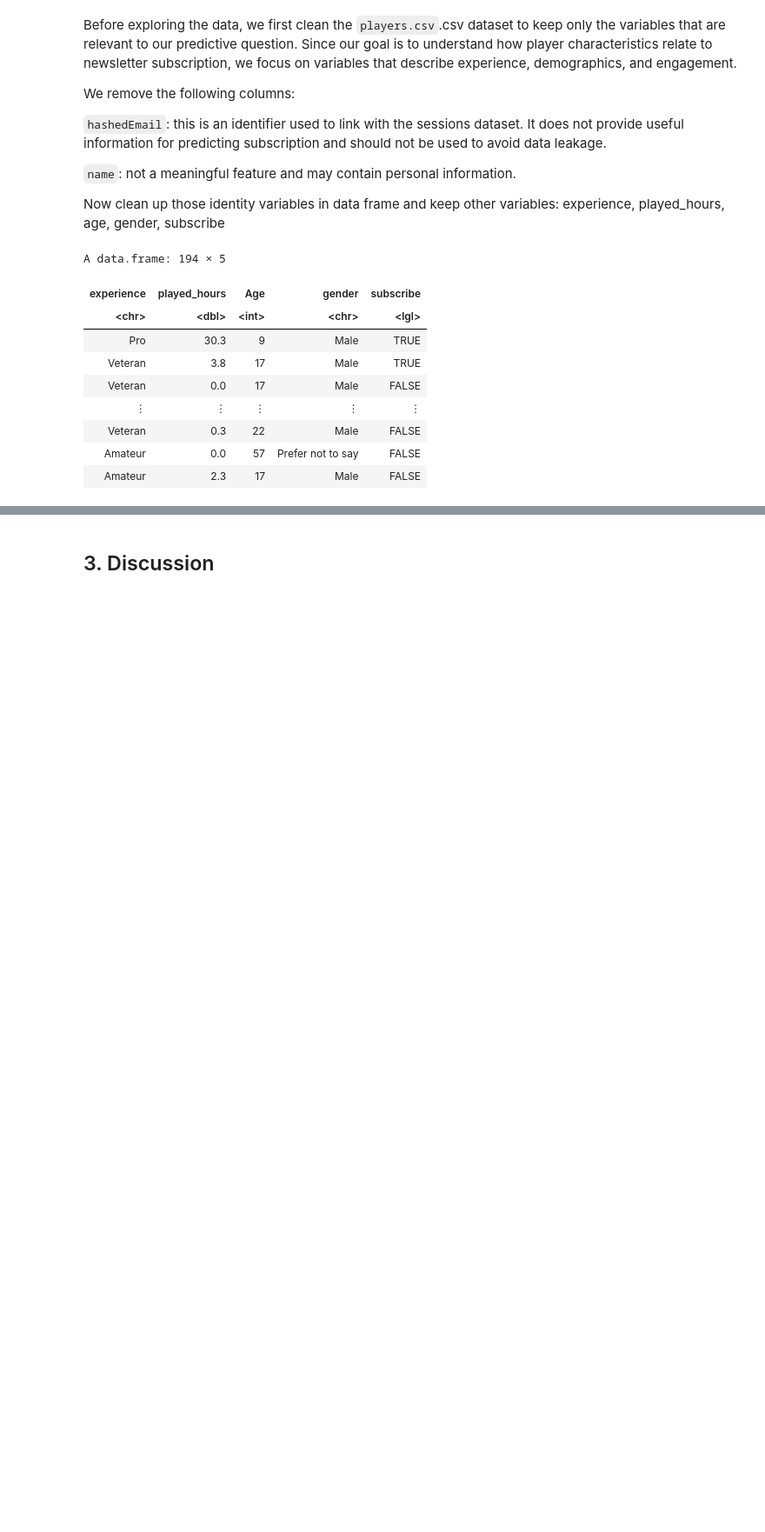
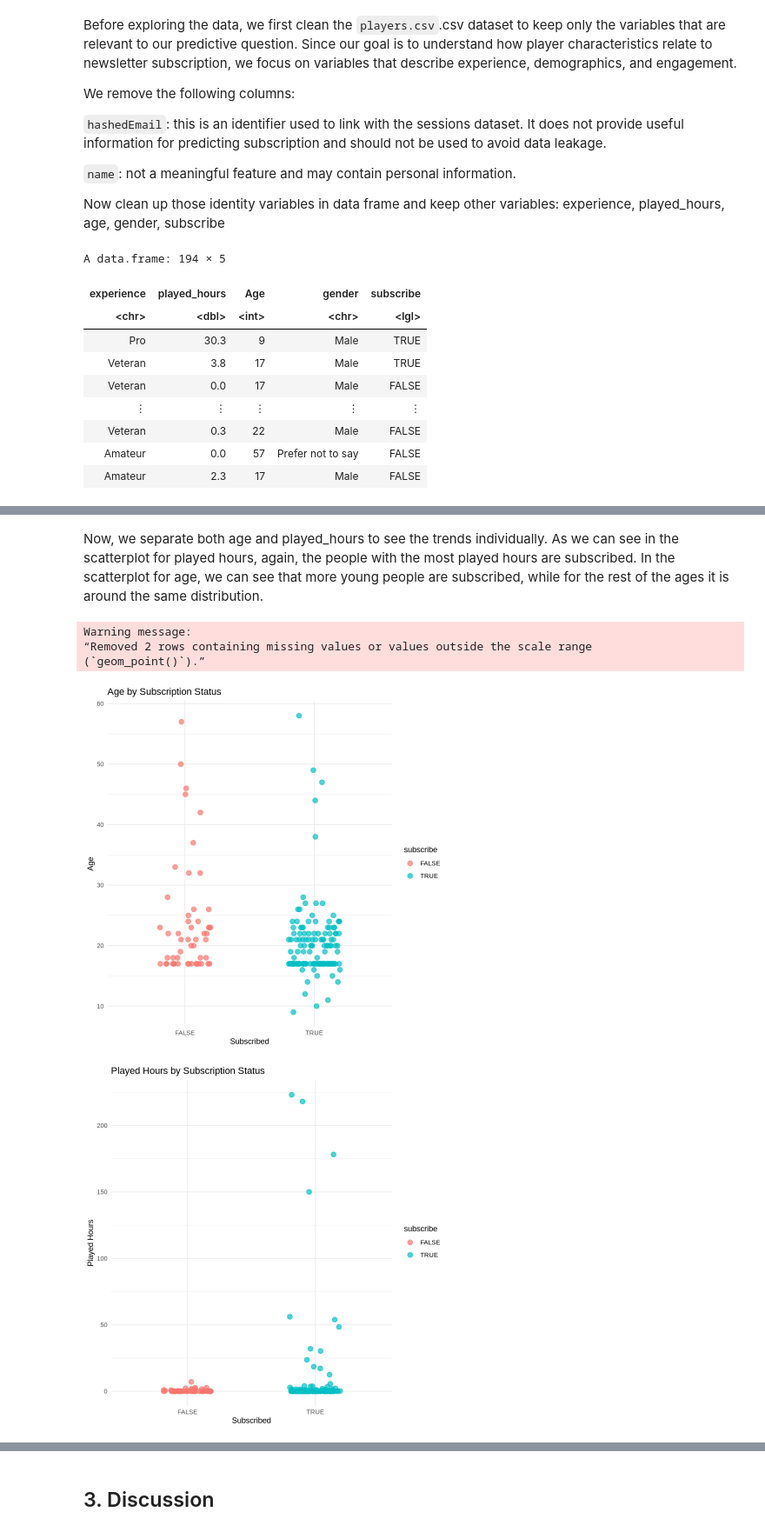
Before and after one commit to gavinlei060322-cmd/GroupProject_DSCI-100-group-30-section-003-, a Jupyter notebook: Group project-003-30.ipynb, the cells around one changed output, grey strips where cells are left out. Shown at 87% size. Drawn from its saved outputs; the diff is of its cells as text; code cells hidden in the pictures; blank space fills up the shorter version.

```diff
--- a/Group project-003-30.ipynb
+++ b/Group project-003-30.ipynb
@@ -150,0 +188,24 @@ A data.frame: 194 × 5
+# %% [markdown]
+Now, we separate both age and played_hours to see the trends individually. As we can see in the scatterplot for played hours, again, the people with the most played hours are subscribed. In the scatterplot for age, we can see that more young people are subscribed, while for the rest of the ages it is around the same distribution.
+# %%
+players |>
+  ggplot(aes(x = subscribe, y = Age, color = subscribe)) +
+  geom_jitter(width = 0.2, height = 0, alpha = 0.7, size = 3) +
+  labs(title = "Age by Subscription Status",
+       x = "Subscribed",
+       y = "Age") +
+  theme_minimal()
+
+players |>
+  ggplot(aes(x = subscribe, y = played_hours, color = subscribe)) +
+  geom_jitter(width = 0.2, height = 0, alpha = 0.7, size = 3) +
+  labs(title = "Played Hours by Subscription Status",
+       x = "Subscribed",
+       y = "Played Hours") +
+       theme_minimal()
+# %% [output]
+Warning message:
+“Removed 2 rows containing missing values or values outside the scale range
+(`geom_point()`).”
+[figure, added]
+[figure, added]
```
Also changed, not shown: parts of 8 cells of this notebook.
